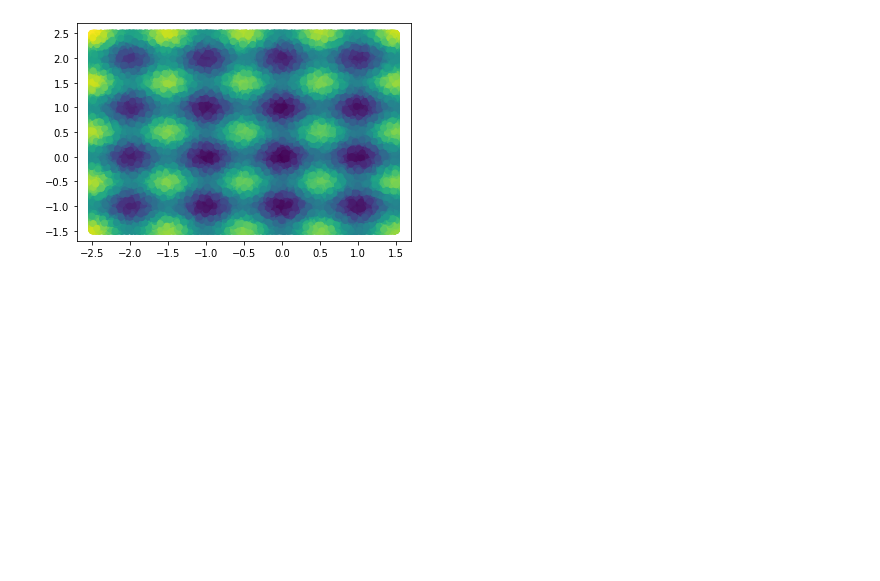
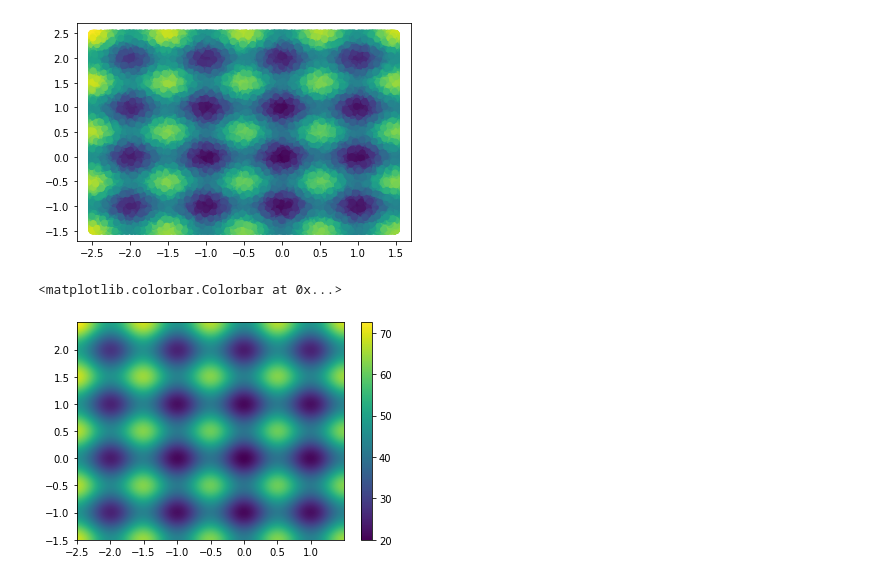
Before and after one commit to PascalKnoll/Investigation-of-Particle-Swarm-Optimization, a Jupyter notebook: AOT_Notebook.ipynb, the cells around one changed output. Cells and saved outputs as stored; diff of their text form; code cells hidden in the pictures; blank space fills up the shorter version.

Commit message:
Improves plot

```diff
--- a/AOT_Notebook.ipynb
+++ b/AOT_Notebook.ipynb
@@ -37,6 +37,18 @@ plt.scatter(sample_test[0][0], sample_test[0][1], c=sample_test[1])
 # %% [output]
 <matplotlib.collections.PathCollection at 0x...>
 [figure]
+# %%
+m = np.arange(-2.5,1.5,0.001)
+p = np.arange(-1.5,2.5,0.001)
+
+X = np.array(np.meshgrid(m, p))
+Z = target_func(X)
+
+plt.pcolormesh(m,p,Z)
+plt.colorbar()
+# %% [output]
+<matplotlib.colorbar.Colorbar at 0x...>
+[figure, added]
 # %%
     # kernel = C(1.0, (1e-3, 1e3)) * RBF(10, (1e-2, 1e2))
     # gpr = GaussianProcessRegressor(kernel=kernel, n_restarts_optimizer=10)
```
